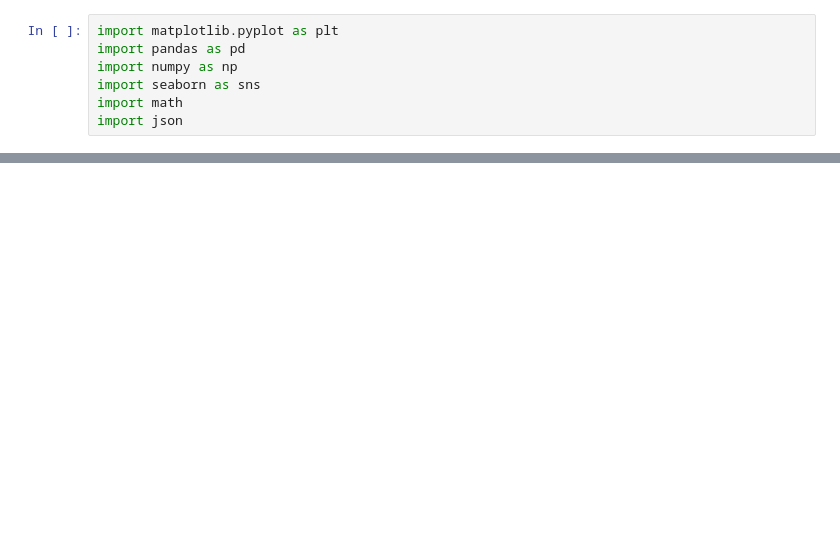
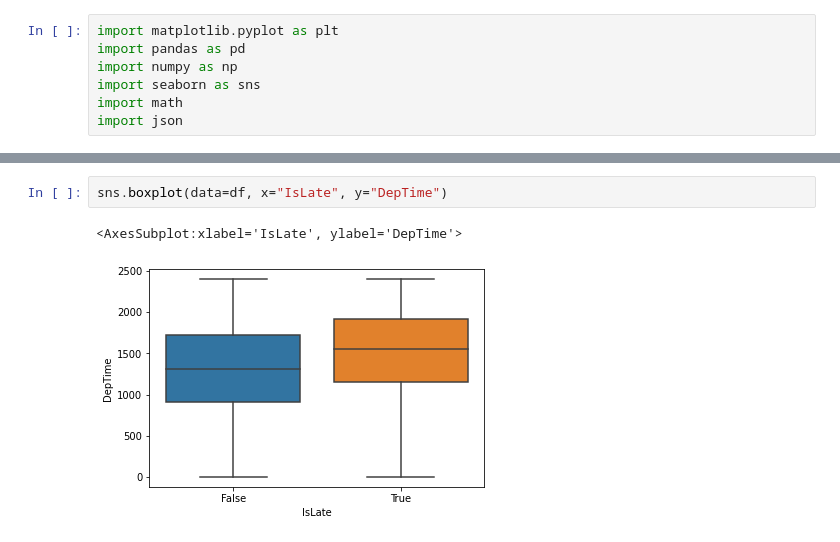
Before and after one commit to tailtq/ml-learning, a Jupyter notebook: ml-08/04_airline_delay_causes.csv.ipynb, the cells around one changed output, grey strips where cells are left out. Drawn from its saved outputs; the diff is of its cells as text; blank space fills up the shorter version.

```diff
--- a/ml-08/04_airline_delay_causes.csv.ipynb
+++ b/ml-08/04_airline_delay_causes.csv.ipynb
@@ -124,0 +199,5 @@ array(['MQ', 'NK', 'OH', 'OO', 'UA', 'WN', 'YV', 'YX', '9E', 'AA', 'AS',
+# %%
+sns.boxplot(data=df, x="IsLate", y="DepTime")
+# %% [output]
+<AxesSubplot:xlabel='IsLate', ylabel='DepTime'>
+[figure, added]
```
Also changed, not shown: parts of 23 cells of this notebook, 13 other files.
